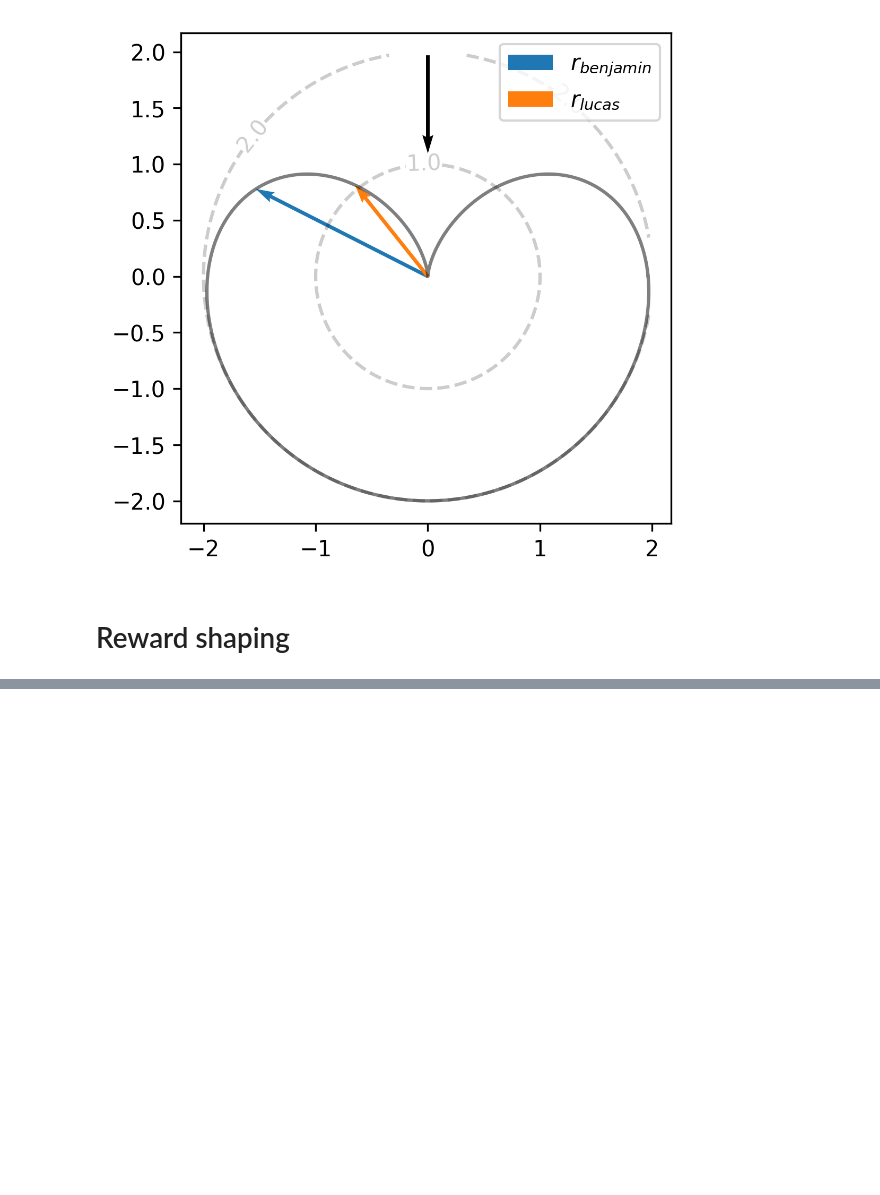
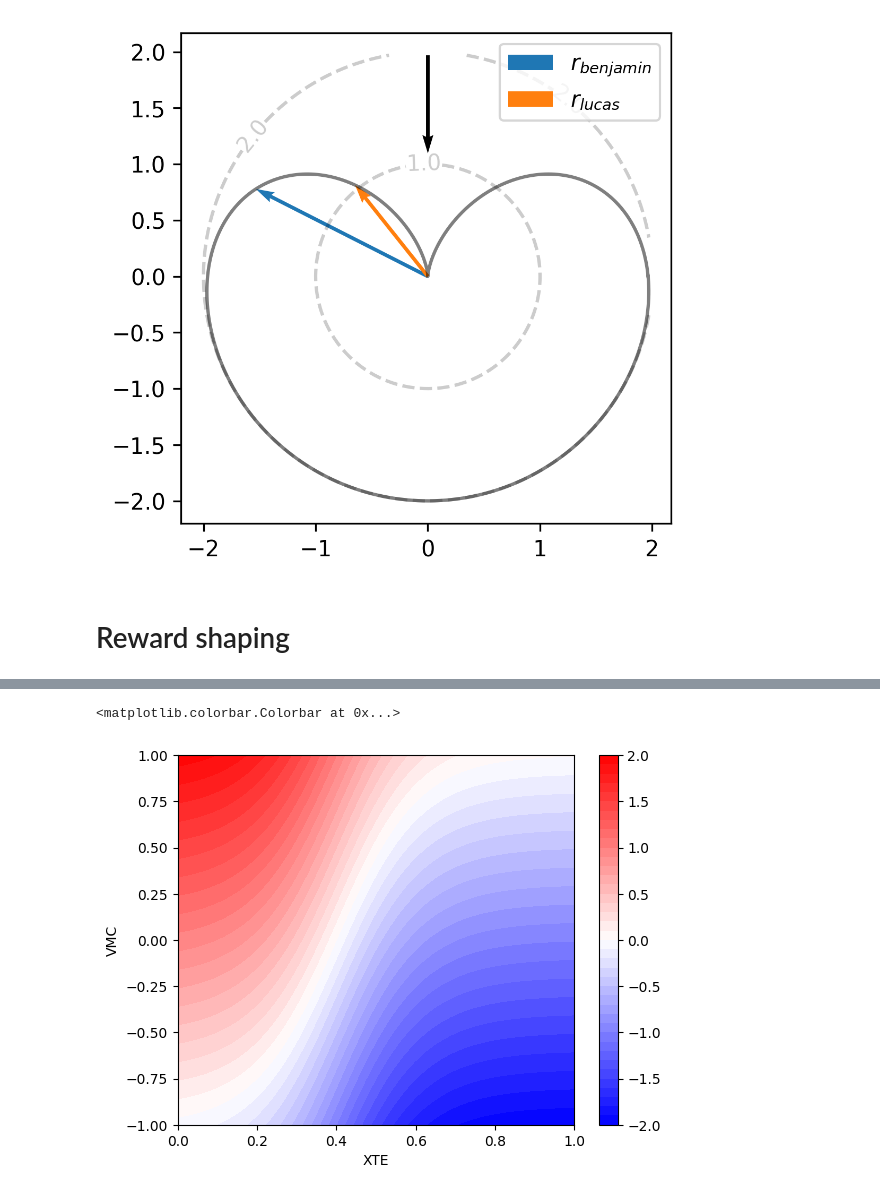
Before and after one commit to lucasmrdt/sailboat-drl, a Jupyter notebook: notebooks/rewards.ipynb, the cells around one changed output, grey strips where cells are left out. Saved outputs shown, nothing was run; the diff lists cells and outputs as text; code cells hidden in the pictures; blank space fills up the shorter version.

```diff
--- a/notebooks/rewards.ipynb
+++ b/notebooks/rewards.ipynb
@@ -220,0 +219,14 @@ plt.colorbar()
+# %%
+eps = .1
+eta = .9
+
+alpha = np.log((2+eta)/(2-eta))/eps
+Z = sigmoid_bar(-alpha*(XTE - delta)) + VMC
+
+plt.xlabel('XTE')
+plt.ylabel('VMC')
+plt.contourf(XTE, VMC, Z, levels=45, cmap='bwr')
+plt.colorbar()
+# %% [output]
+<matplotlib.colorbar.Colorbar at 0x...>
+[figure, added]
```
Also changed, not shown: parts of 3 cells of this notebook, 1 other file.
